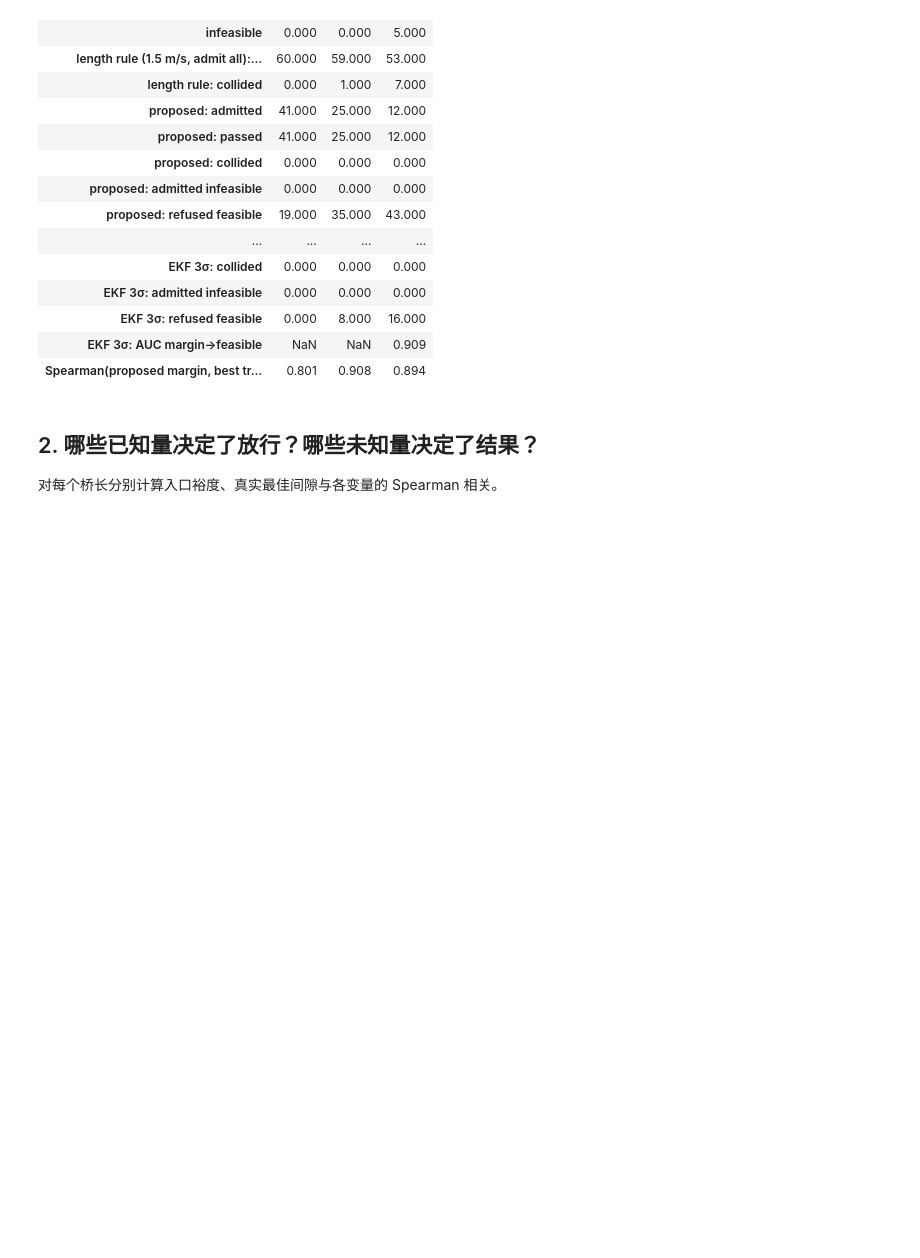
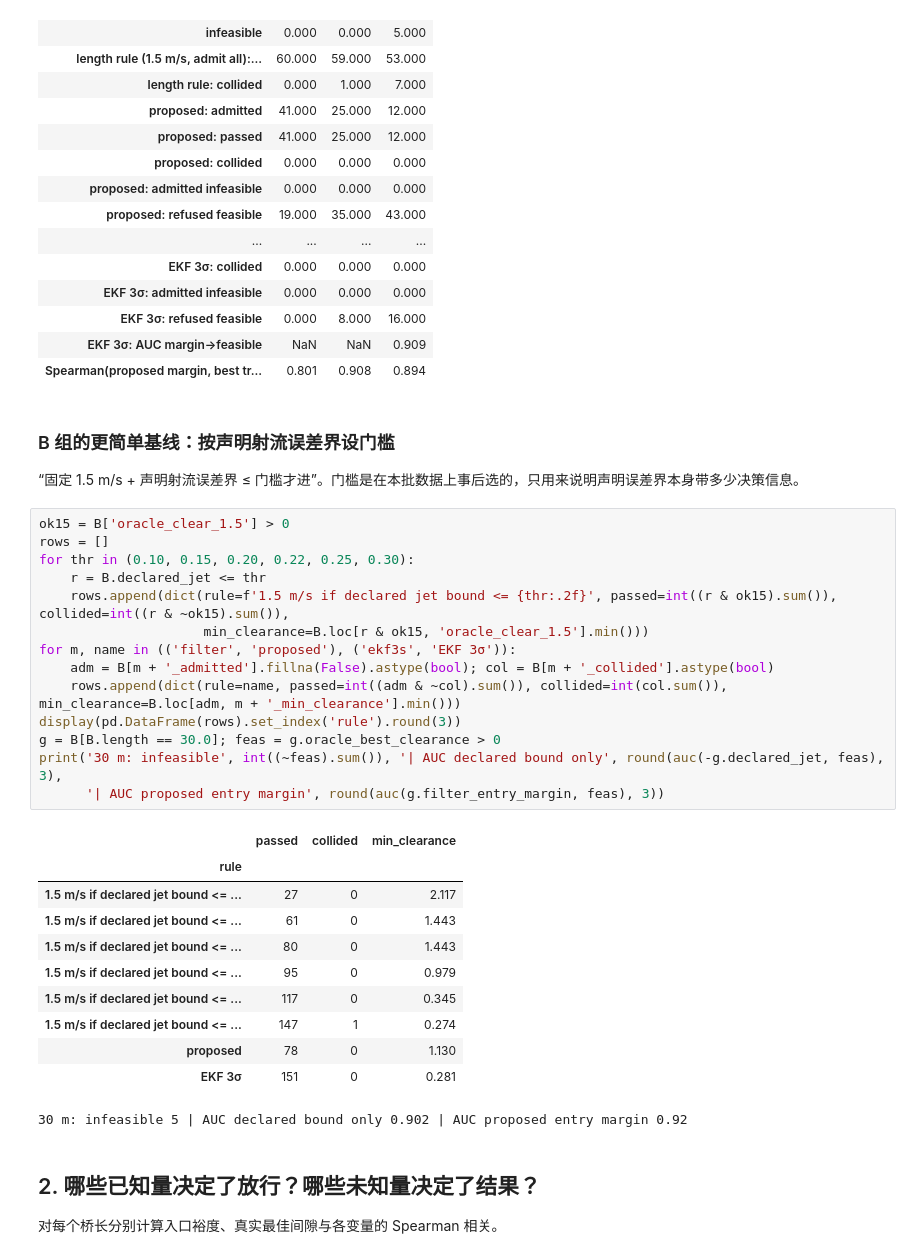
Before and after one commit to LiangZhao13/Bridge_crossing, a Jupyter notebook: 08_same_geometry.ipynb, the cells around one changed output. Drawn from its saved outputs; the diff is of its cells as text; blank space fills up the shorter version.

```diff
--- a/08_same_geometry.ipynb
+++ b/08_same_geometry.ipynb
@@ -132,6 +132,36 @@ Group B
 | EKF 3σ: refused feasible | 0.000 | 8.000 | 16.000 |
 | EKF 3σ: AUC margin→feasible | NaN | NaN | 0.909 |
 | Spearman(proposed margin, best tr... | 0.801 | 0.908 | 0.894 |
+# %% [markdown]
+### B 组的更简单基线：按声明射流误差界设门槛
+
+“固定 1.5 m/s + 声明射流误差界 ≤ 门槛才进”。门槛是在本批数据上事后选的，只用来说明声明误差界本身带多少决策信息。
+# %%
+ok15 = B['oracle_clear_1.5'] > 0
+rows = []
+for thr in (0.10, 0.15, 0.20, 0.22, 0.25, 0.30):
+    r = B.declared_jet <= thr
+    rows.append(dict(rule=f'1.5 m/s if declared jet bound <= {thr:.2f}', passed=int((r & ok15).sum()), collided=int((r & ~ok15).sum()),
+                     min_clearance=B.loc[r & ok15, 'oracle_clear_1.5'].min()))
+for m, name in (('filter', 'proposed'), ('ekf3s', 'EKF 3σ')):
+    adm = B[m + '_admitted'].fillna(False).astype(bool); col = B[m + '_collided'].astype(bool)
+    rows.append(dict(rule=name, passed=int((adm & ~col).sum()), collided=int(col.sum()), min_clearance=B.loc[adm, m + '_min_clearance'].min()))
+display(pd.DataFrame(rows).set_index('rule').round(3))
+g = B[B.length == 30.0]; feas = g.oracle_best_clearance > 0
+print('30 m: infeasible', int((~feas).sum()), '| AUC declared bound only', round(auc(-g.declared_jet, feas), 3),
+      '| AUC proposed entry margin', round(auc(g.filter_entry_margin, feas), 3))
+# %% [output]
+|  | passed | collided | min_clearance |
+| rule |  |  |  |
+| 1.5 m/s if declared jet bound <= ... | 27 | 0 | 2.117 |
+| 1.5 m/s if declared jet bound <= ... | 61 | 0 | 1.443 |
+| 1.5 m/s if declared jet bound <= ... | 80 | 0 | 1.443 |
+| 1.5 m/s if declared jet bound <= ... | 95 | 0 | 0.979 |
+| 1.5 m/s if declared jet bound <= ... | 117 | 0 | 0.345 |
+| 1.5 m/s if declared jet bound <= ... | 147 | 1 | 0.274 |
+| proposed | 78 | 0 | 1.130 |
+| EKF 3σ | 151 | 0 | 0.281 |
+30 m: infeasible 5 | AUC declared bound only 0.902 | AUC proposed entry margin 0.92
 # %% [markdown]
 ## 2. 哪些已知量决定了放行？哪些未知量决定了结果？
 
```
Also changed, not shown: parts of 1 cell of this notebook, 3 other files.
